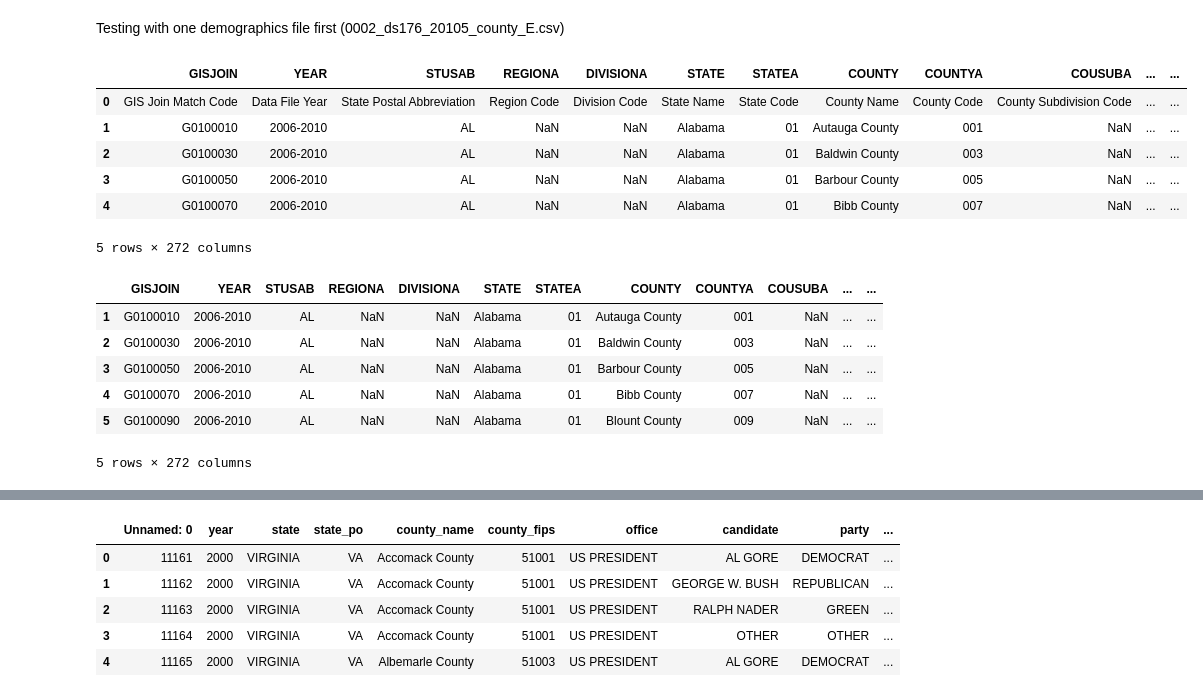
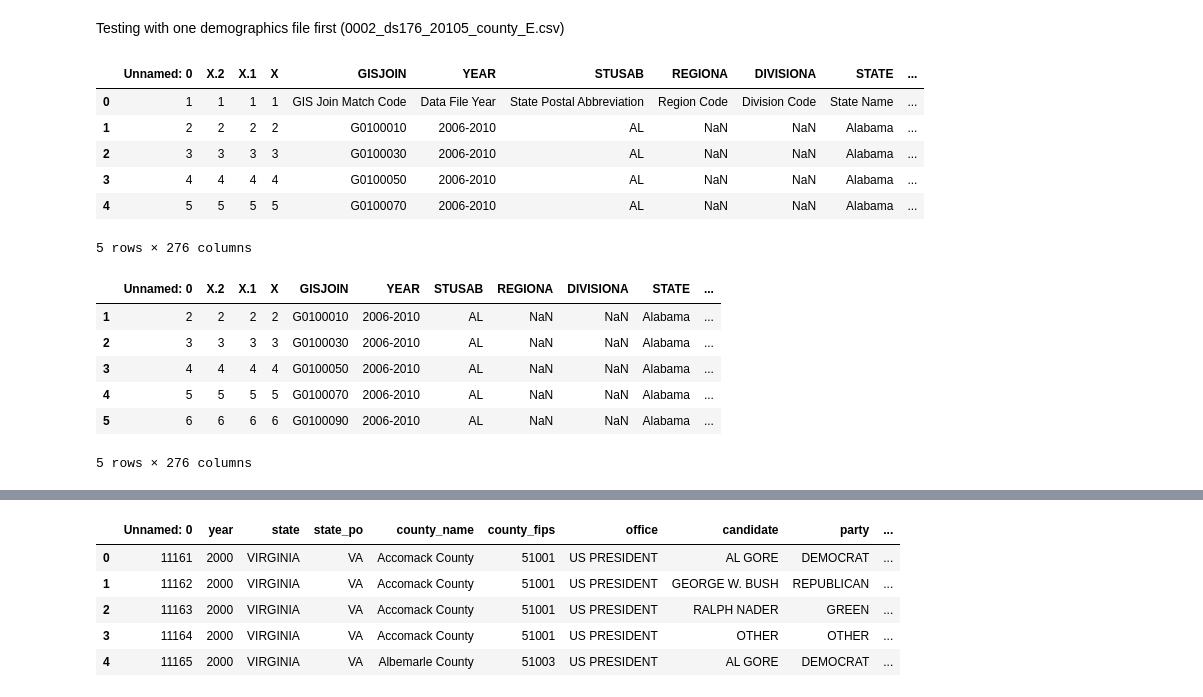
Before and after one commit to Catherine-Nguyen88/project_voting, a Jupyter notebook: Voting_Isabella's_Part.ipynb, the cells around one changed output, grey strips where cells are left out. Drawn from its saved outputs; the diff is of its cells as text; code cells hidden in the pictures.

```diff
--- a/Voting_Isabella's_Part.ipynb
+++ b/Voting_Isabella's_Part.ipynb
@@ -49,25 +49,25 @@ df
 Testing with one demographics file first (0002_ds176_20105_county_E.csv)
 # %%
 fname = './project_voting/data/county_data/0002_ds176_20105_county_E.csv'
-dem = pd.read_csv(fname, encoding='latin-1')
+dem = pd.read_csv(fname) # , encoding='latin-1'
 dem.head()
 # %% [output]
-|  | GISJOIN | YEAR | STUSAB | REGIONA | DIVISIONA | STATE | STATEA | COUNTY | COUNTYA | COUSUBA | ... | ... |
-| 0 | GIS Join Match Code | Data File Year | State Postal Abbreviation | Region Code | Division Code | State Name | State Code | County Name | County Code | County Subdivision Code | ... | ... |
-| 1 | G0100010 | 2006-2010 | AL | NaN | NaN | Alabama | 01 | Autauga County | 001 | NaN | ... | ... |
-| 2 | G0100030 | 2006-2010 | AL | NaN | NaN | Alabama | 01 | Baldwin County | 003 | NaN | ... | ... |
-| 3 | G0100050 | 2006-2010 | AL | NaN | NaN | Alabama | 01 | Barbour County | 005 | NaN | ... | ... |
-| 4 | G0100070 | 2006-2010 | AL | NaN | NaN | Alabama | 01 | Bibb County | 007 | NaN | ... | ... |
+|  | Unnamed: 0 | X.2 | X.1 | X | GISJOIN | YEAR | STUSAB | REGIONA | DIVISIONA | STATE | ... |
+| 0 | 1 | 1 | 1 | 1 | GIS Join Match Code | Data File Year | State Postal Abbreviation | Region Code | Division Code | State Name | ... |
+| 1 | 2 | 2 | 2 | 2 | G0100010 | 2006-2010 | AL | NaN | NaN | Alabama | ... |
+| 2 | 3 | 3 | 3 | 3 | G0100030 | 2006-2010 | AL | NaN | NaN | Alabama | ... |
+| 3 | 4 | 4 | 4 | 4 | G0100050 | 2006-2010 | AL | NaN | NaN | Alabama | ... |
+| 4 | 5 | 5 | 5 | 5 | G0100070 | 2006-2010 | AL | NaN | NaN | Alabama | ... |
-5 rows × 272 columns
+5 rows × 276 columns
 # %%
 # need to drop the 1st row
 dem = dem.drop([0])
 dem.head()
 # %% [output]
-|  | GISJOIN | YEAR | STUSAB | REGIONA | DIVISIONA | STATE | STATEA | COUNTY | COUNTYA | COUSUBA | ... | ... |
-| 1 | G0100010 | 2006-2010 | AL | NaN | NaN | Alabama | 01 | Autauga County | 001 | NaN | ... | ... |
-| 2 | G0100030 | 2006-2010 | AL | NaN | NaN | Alabama | 01 | Baldwin County | 003 | NaN | ... | ... |
-| 3 | G0100050 | 2006-2010 | AL | NaN | NaN | Alabama | 01 | Barbour County | 005 | NaN | ... | ... |
-| 4 | G0100070 | 2006-2010 | AL | NaN | NaN | Alabama | 01 | Bibb County | 007 | NaN | ... | ... |
-| 5 | G0100090 | 2006-2010 | AL | NaN | NaN | Alabama | 01 | Blount County | 009 | NaN | ... | ... |
+|  | Unnamed: 0 | X.2 | X.1 | X | GISJOIN | YEAR | STUSAB | REGIONA | DIVISIONA | STATE | ... |
+| 1 | 2 | 2 | 2 | 2 | G0100010 | 2006-2010 | AL | NaN | NaN | Alabama | ... |
+| 2 | 3 | 3 | 3 | 3 | G0100030 | 2006-2010 | AL | NaN | NaN | Alabama | ... |
+| 3 | 4 | 4 | 4 | 4 | G0100050 | 2006-2010 | AL | NaN | NaN | Alabama | ... |
+| 4 | 5 | 5 | 5 | 5 | G0100070 | 2006-2010 | AL | NaN | NaN | Alabama | ... |
+| 5 | 6 | 6 | 6 | 6 | G0100090 | 2006-2010 | AL | NaN | NaN | Alabama | ... |
-5 rows × 272 columns
+5 rows × 276 columns
```
Also changed, not shown: parts of 12 cells of this notebook.
